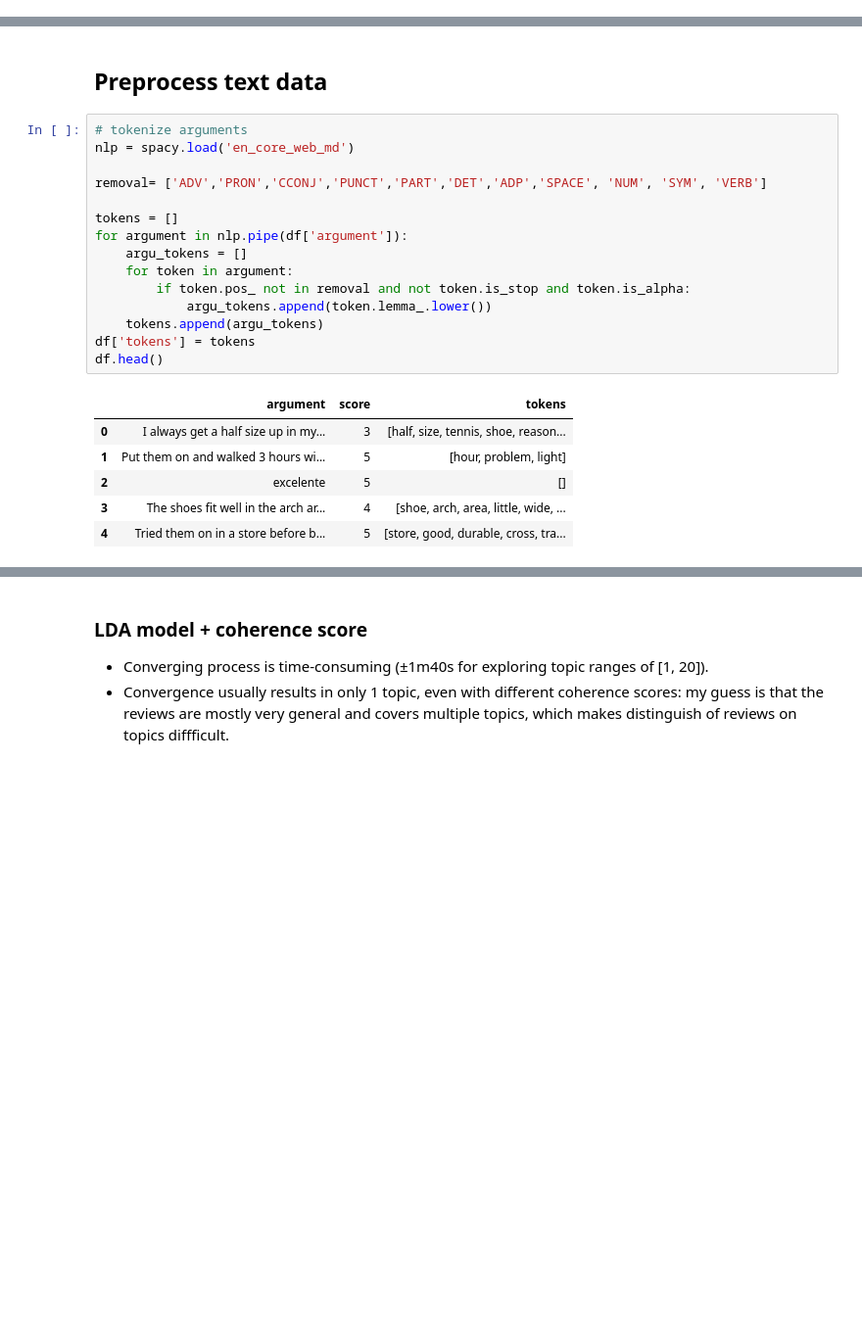
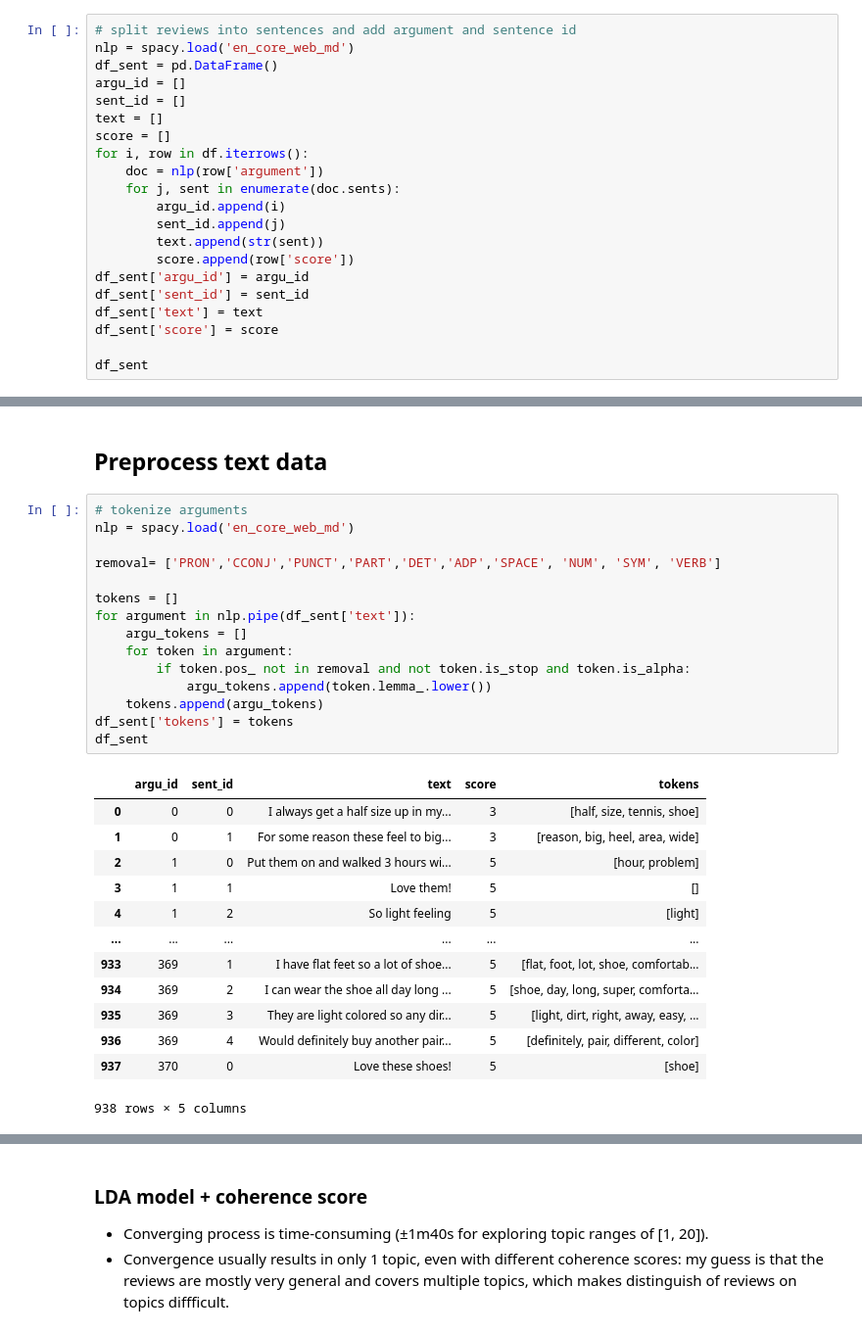
Before and after one commit to EyeofBeholder-NLeSC/orange3-argument, a Jupyter notebook: notebooks/new_framework.ipynb, the cells around one changed output, grey strips where cells are left out. Shown at 98% size. Cells and saved outputs as stored; diff of their text form; blank space fills up the shorter version.

Commit message:
Try BERTopic on sentence-level data.

```diff
--- a/notebooks/new_framework.ipynb
+++ b/notebooks/new_framework.ipynb
@@ -31,0 +20,21 @@ memory usage: 5.9+ KB
+# %%
+# split reviews into sentences and add argument and sentence id
+nlp = spacy.load('en_core_web_md')
+df_sent = pd.DataFrame()
+argu_id = []
+sent_id = []
+text = []
+score = []
+for i, row in df.iterrows():
+    doc = nlp(row['argument'])
+    for j, sent in enumerate(doc.sents):
+        argu_id.append(i)
+        sent_id.append(j)
+        text.append(str(sent))
+        score.append(row['score'])
+df_sent['argu_id'] = argu_id
+df_sent['sent_id'] = sent_id
+df_sent['text'] = text
+df_sent['score'] = score
+
+df_sent
@@ -34,24 +57,31 @@ memory usage: 5.9+ KB
 # %%
 # tokenize arguments
 nlp = spacy.load('en_core_web_md')
 
-removal= ['ADV','PRON','CCONJ','PUNCT','PART','DET','ADP','SPACE', 'NUM', 'SYM', 'VERB']
+removal= ['PRON','CCONJ','PUNCT','PART','DET','ADP','SPACE', 'NUM', 'SYM', 'VERB']
 
 tokens = []
-for argument in nlp.pipe(df['argument']):
+for argument in nlp.pipe(df_sent['text']):
     argu_tokens = []
     for token in argument:
         if token.pos_ not in removal and not token.is_stop and token.is_alpha:
             argu_tokens.append(token.lemma_.lower())
     tokens.append(argu_tokens)
-df['tokens'] = tokens
-df.head()
+df_sent['tokens'] = tokens
+df_sent
 # %% [output]
-|  | argument | score | tokens |
-| 0 | I always get a half size up in my... | 3 | [half, size, tennis, shoe, reason... |
-| 1 | Put them on and walked 3 hours wi... | 5 | [hour, problem, light] |
-| 2 | excelente | 5 | [] |
-| 3 | The shoes fit well in the arch ar... | 4 | [shoe, arch, area, little, wide, ... |
-| 4 | Tried them on in a store before b... | 5 | [store, good, durable, cross, tra... |
+|  | argu_id | sent_id | text | score | tokens |
+| 0 | 0 | 0 | I always get a half size up in my... | 3 | [half, size, tennis, shoe] |
+| 1 | 0 | 1 | For some reason these feel to big... | 3 | [reason, big, heel, area, wide] |
+| 2 | 1 | 0 | Put them on and walked 3 hours wi... | 5 | [hour, problem] |
+| 3 | 1 | 1 | Love them! | 5 | [] |
+| 4 | 1 | 2 | So light feeling | 5 | [light] |
+| ... | ... | ... | ... | ... | ... |
+| 933 | 369 | 1 | I have flat feet so a lot of shoe... | 5 | [flat, foot, lot, shoe, comfortab... |
+| 934 | 369 | 2 | I can wear the shoe all day long ... | 5 | [shoe, day, long, super, comforta... |
+| 935 | 369 | 3 | They are light colored so any dir... | 5 | [light, dirt, right, away, easy, ... |
+| 936 | 369 | 4 | Would definitely buy another pair... | 5 | [definitely, pair, different, color] |
+| 937 | 370 | 0 | Love these shoes! | 5 | [shoe] |
+938 rows × 5 columns
 # %%
 # create dictionary
```
Also changed, not shown: parts of 10 cells of this notebook, 2 other files.
